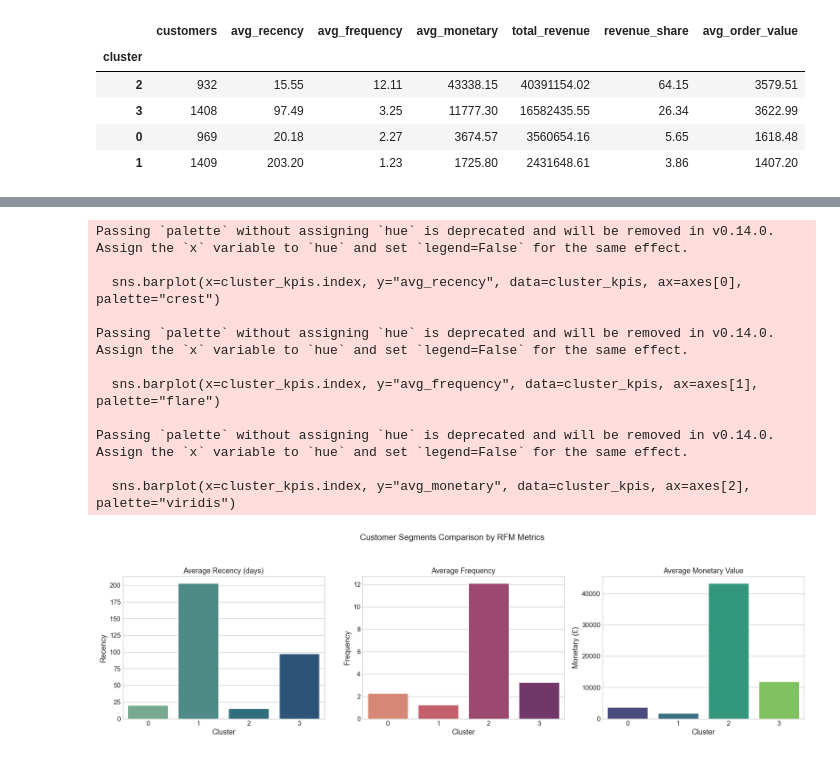
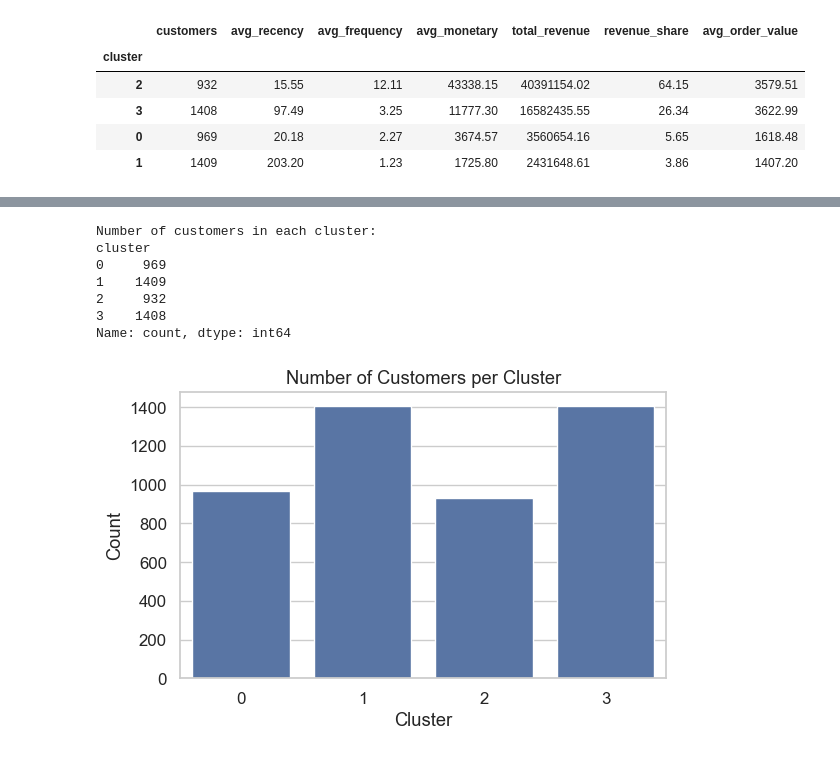
Before and after one commit to mehrshadsalim/customer-segmentation-online-retail, a Jupyter notebook: notebooks/03_Customer_Cluster_Profiling_and_Insights.ipynb, the cells around one changed output, grey strips where cells are left out. Saved outputs shown, nothing was run; the diff lists cells and outputs as text; code cells hidden in the pictures.

Commit message:
Add Phase 3 - Customer Cluster Profiling & Insights with ANOVA and visual analysis

```diff
--- a/notebooks/03_Customer_Cluster_Profiling_and_Insights.ipynb
+++ b/notebooks/03_Customer_Cluster_Profiling_and_Insights.ipynb
@@ -88,45 +91,27 @@ Cluster labeling completed.
 | 3 | 1408 | 97.49 | 3.25 | 11777.30 | 26.34 | 3622.99 | Lost or Inactive Customers |
 | 0 | 969 | 20.18 | 2.27 | 3674.57 | 5.65 | 1618.48 | At-Risk or Occasional Buyers |
 | 1 | 1409 | 203.20 | 1.23 | 1725.80 | 3.86 | 1407.20 | Lost or Inactive Customers |
-# %%
-#Visualization of Cluster Insights
-import matplotlib.pyplot as plt
-import seaborn as sns
-
-plt.style.use("seaborn-v0_8-whitegrid")
-fig, axes = plt.subplots(1, 3, figsize=(18, 5))
-
-# Recency comparison
-sns.barplot(x=cluster_kpis.index, y="avg_recency", data=cluster_kpis, ax=axes[0], palette="crest")
-axes[0].set_title("Average Recency (days)")
-axes[0].set_xlabel("Cluster")
-axes[0].set_ylabel("Recency")
-
-# Frequency comparison
-sns.barplot(x=cluster_kpis.index, y="avg_frequency", data=cluster_kpis, ax=axes[1], palette="flare")
-axes[1].set_title("Average Frequency")
-axes[1].set_xlabel("Cluster")
-axes[1].set_ylabel("Frequency")
-
-# Monetary comparison
-sns.barplot(x=cluster_kpis.index, y="avg_monetary", data=cluster_kpis, ax=axes[2], palette="viridis")
-axes[2].set_title("Average Monetary Value")
-axes[2].set_xlabel("Cluster")
-axes[2].set_ylabel("Monetary (£)")
-
-plt.suptitle("Customer Segments Comparison by RFM Metrics", fontsize=15, y=1.05)
-plt.tight_layout()
-plt.show()
-# %% [output]
-Passing `palette` without assigning `hue` is deprecated and will be removed in v0.14.0. Assign the `x` variable to `hue` and set `legend=False` for the same effect.
-
-  sns.barplot(x=cluster_kpis.index, y="avg_recency", data=cluster_kpis, ax=axes[0], palette="crest")
-
-Passing `palette` without assigning `hue` is deprecated and will be removed in v0.14.0. Assign the `x` variable to `hue` and set `legend=False` for the same effect.
-
-  sns.barplot(x=cluster_kpis.index, y="avg_frequency", data=cluster_kpis, ax=axes[1], palette="flare")
-
-Passing `palette` without assigning `hue` is deprecated and will be removed in v0.14.0. Assign the `x` variable to `hue` and set `legend=False` for the same effect.
-
-  sns.barplot(x=cluster_kpis.index, y="avg_monetary", data=cluster_kpis, ax=axes[2], palette="viridis")
-[figure, removed]
+# %%
+#Cluster size distribution
+
+cluster_counts = rfm["cluster"].value_counts().sort_index()
+
+print("Number of customers in each cluster:")
+print(cluster_counts)
+
+plt.figure(figsize=(6, 4))
+sns.barplot(x=cluster_counts.index, y=cluster_counts.values)
+plt.title("Number of Customers per Cluster")
+plt.xlabel("Cluster")
+plt.ylabel("Count")
+plt.tight_layout()
+plt.show()
+# %% [output]
+Number of customers in each cluster:
+cluster
+0     969
+1    1409
+2     932
+3    1408
+Name: count, dtype: int64
+[figure, added]
```
Also changed, not shown: parts of 9 cells of this notebook.
